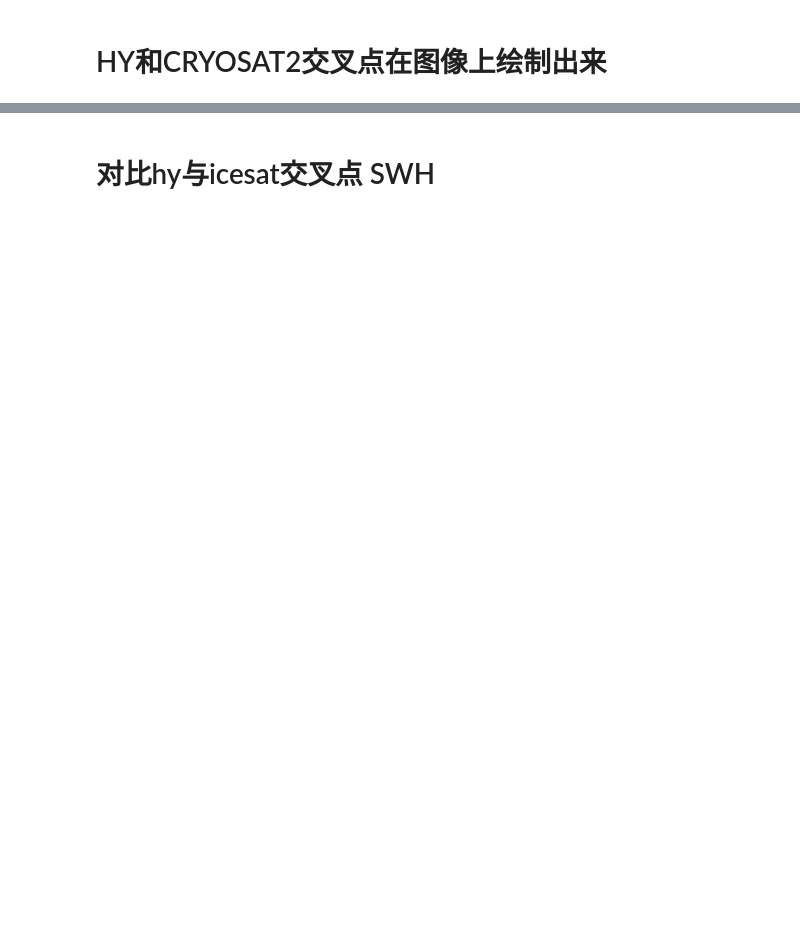
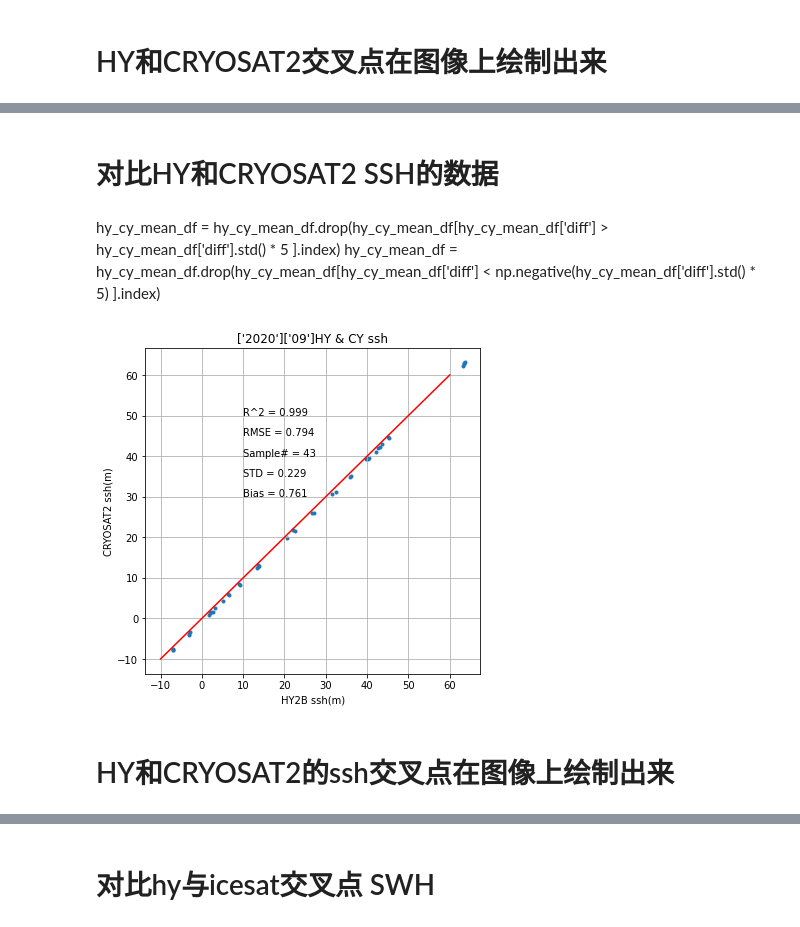
Before and after one commit to LittlematchLM/remote_sensing, a Jupyter notebook: main.ipynb, the cells around one changed output, grey strips where cells are left out. Saved outputs shown, nothing was run; the diff lists cells and outputs as text; code cells hidden in the pictures; blank space fills up the shorter version.

```diff
--- a/main.ipynb
+++ b/main.ipynb
@@ -301,0 +340,29 @@ plt.title(str(years) + str(months) + 'HY & CY SWH' )
+# %% [markdown]
+# 对比HY和CRYOSAT2 SSH的数据
+# %%
+# 创建一个用来存储点对的list
+hy_cy_coincident_list = []
+hy_cy_time_list = []
+for i in range(hy_cy_diff_grid.shape[0]):
+    diff_x = hy_cy_diff_grid[i][0]
+    diff_y = hy_cy_diff_grid[i][1]
+    if diff_y>(hy_alt.nlat / 2):
+        diff_y -= hy_alt.nlat
+    key = str(diff_x) + '+' + str(diff_y)
+    try:
+
+        for cy_time_key in cy_ssh_time_dict[key].keys():
+            for hy_time_key in hy_ssh_time_dict[key].keys():
+                hy_cy_time_list.append(np.abs(hy_time_key - cy_time_key))
+                hy_cy_time_list.append(key)
+
+                if np.abs(hy_time_key - cy_time_key)< time_window :
+                    coincident_value = []
+                    coincident_value.append(key)
+                    coincident_value.append(hy_time_key)
+                    coincident_value.append(hy_ssh_time_dict[key][hy_time_key])
+                    coincident_value.append(cy_time_key)
+                    coincident_value.append(cy_ssh_time_dict[key][cy_time_key])
+                    hy_cy_coincident_list.append(coincident_value)
+    except KeyError:
+        print(key)
@@ -301,0 +380,3 @@ plt.title(str(years) + str(months) + 'HY & CY SWH' )
+# %% [markdown]
+hy_cy_mean_df = hy_cy_mean_df.drop(hy_cy_mean_df[hy_cy_mean_df['diff'] > hy_cy_mean_df['diff'].std() * 5 ].index)
+hy_cy_mean_df = hy_cy_mean_df.drop(hy_cy_mean_df[hy_cy_mean_df['diff'] < np.negative(hy_cy_mean_df['diff'].std() * 5) ].index)
@@ -302,3 +385,25 @@ plt.title(str(years) + str(months) + 'HY & CY SWH' )
+# %%
+plt.figure(figsize=(6, 6))
+plt.scatter(hy_cy_mean_df['hy_value'], hy_cy_mean_df['other_value'], marker='.')
+plt.plot(np.linspace(-10,60),np.linspace(-10,60),color='r')
+x_tick = range(-10,61,10)
+plt.xticks(x_tick)
+plt.yticks(x_tick)
+plt.grid(True)
+plt.text(10, 30, 'Bias = '+str(round(hy_cy_mean_df['diff'].mean(), 3)))
+plt.text(10, 35, 'STD = '+str(round(hy_cy_mean_df['diff'].std(), 3)))
+plt.text(10,40,'Sample# = ' + str(hy_cy_mean_df.shape[0]))
+plt.text(10,45,'RMSE = ' + str(round(np.sqrt(mean_squared_error(hy_cy_mean_df['hy_value'], hy_cy_mean_df['other_value'])),3)))
+plt.text(10,50,'R^2 = ' + str(round(r2_score(hy_cy_mean_df['hy_value'], hy_cy_mean_df['other_value']),3)))
+
+plt.xlabel('HY2B ' + 'ssh' + '(m)')
+plt.ylabel('CRYOSAT2 ' + 'ssh' + '(m)')
+plt.title(str(years) + str(months) + 'HY & CY ssh' )
+plt.savefig(output_dir + 'scatter_plot\\HY & CY\\ssh\\'+ str( years) + str(months)  +'HY & CY' + 'ssh' +' '+ 'scatter_plot.jpg')
+# %% [output]
+[figure, added]
+# %% [markdown]
+# HY和CRYOSAT2的ssh交叉点在图像上绘制出来
 # %%
 hy_cy_draw_df = hy_cy_df.groupby(['ij']).mean()
 hy_cy_draw_diff_grid = hy_alt.get_nan_grid(hy_alt.nlat, hy_alt.nlon)
```
Also changed, not shown: parts of 61 cells of this notebook, 16 other files.
